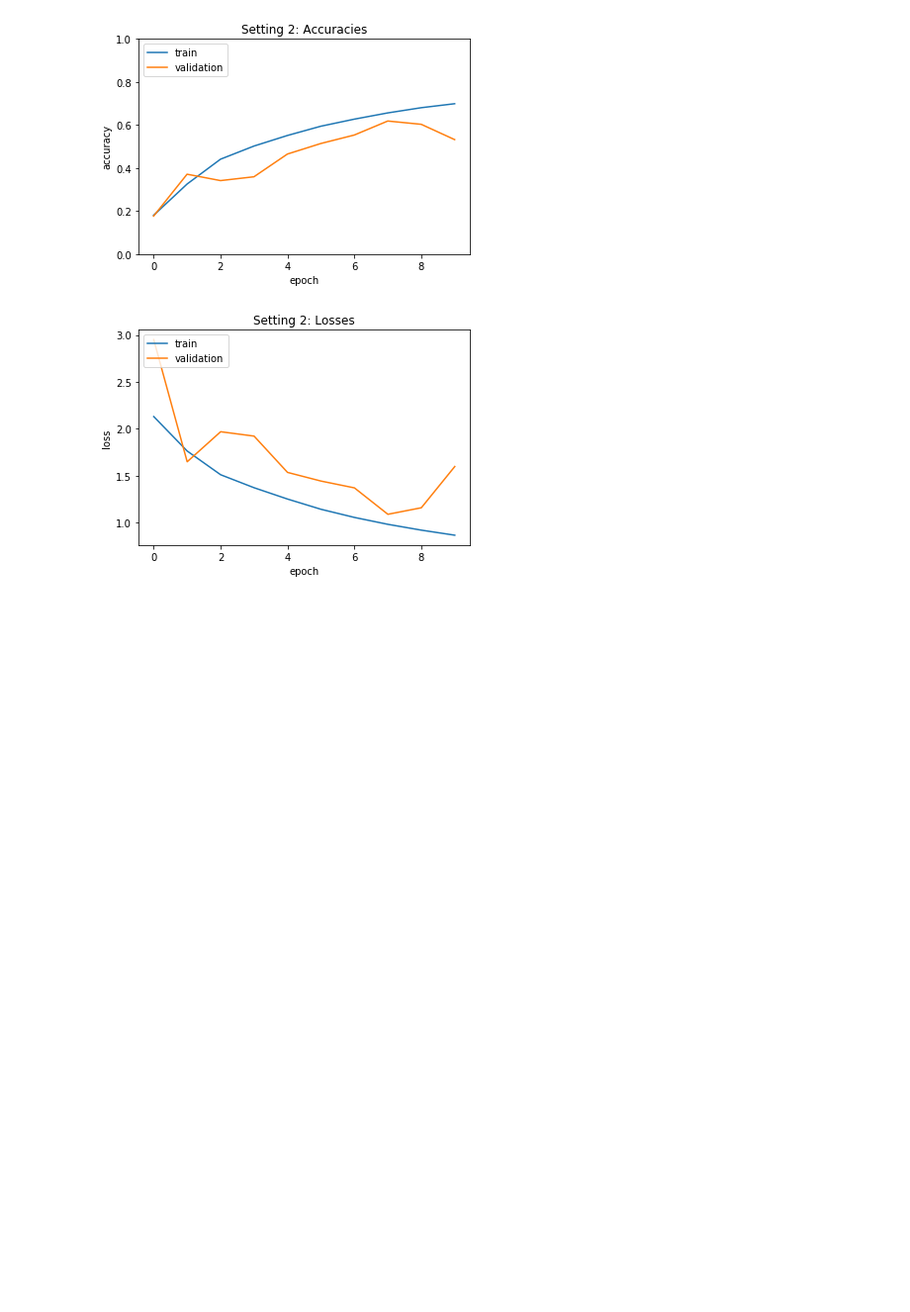
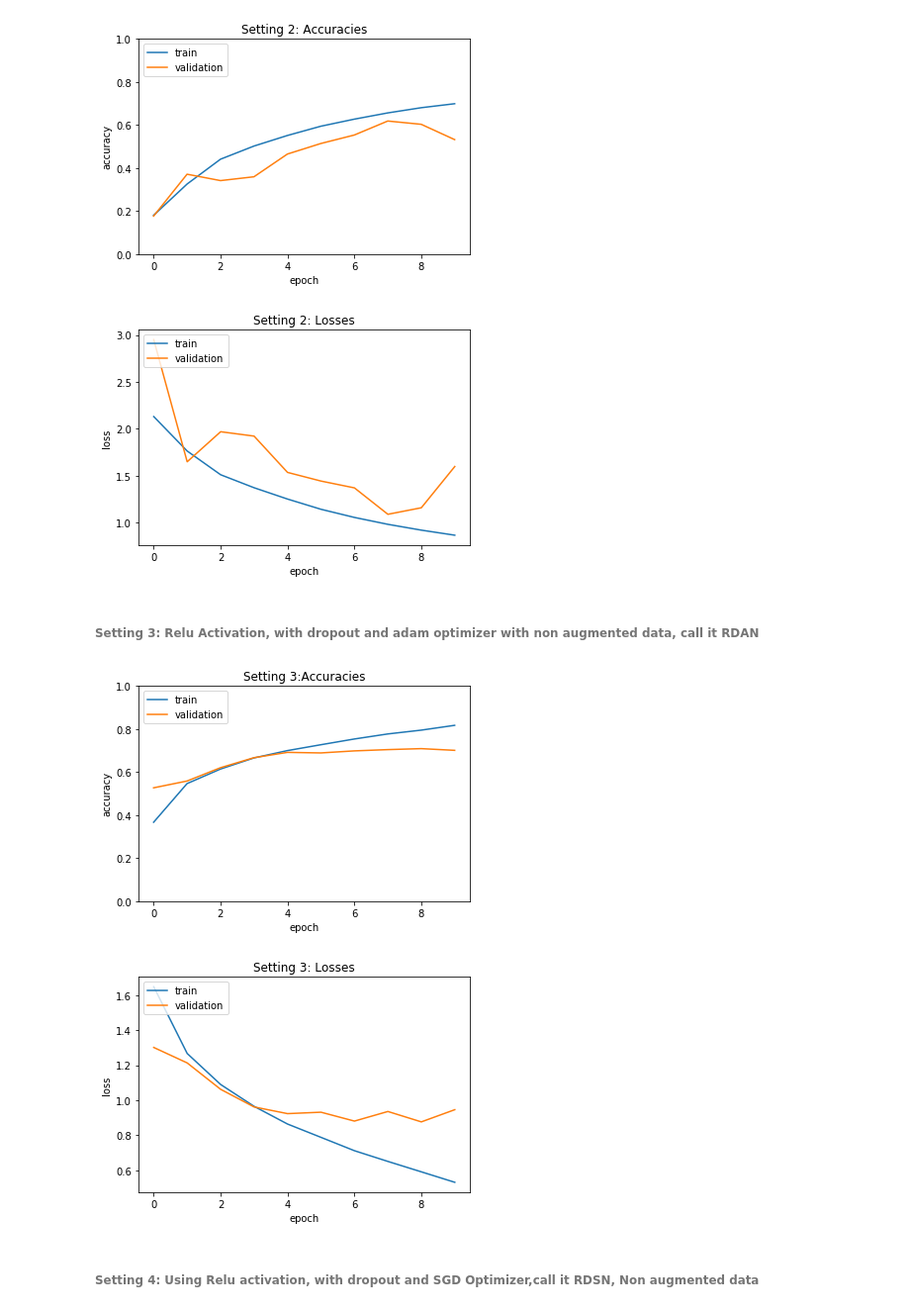
Before and after one commit to SurenderHarsha/DeepLearning1, a Jupyter notebook: AlexNetExperiments.ipynb, the cells around one changed output. Shown at 99% size. Cells and saved outputs as stored; diff of their text form; code cells hidden in the pictures; blank space fills up the shorter version.

Commit message:
updated with 4 settings

```diff
--- a/AlexNetExperiments.ipynb
+++ b/AlexNetExperiments.ipynb
@@ -25,7 +25,7 @@ train_data = datasets.CIFAR10(root = 'data',
 
 means = train_data.data.mean(axis = (0,1,2)) / 255
 stds = train_data.data.std(axis = (0,1,2)) / 255
-
+'''
 train_transforms = transforms.Compose([
                            transforms.RandomHorizontalFlip(),
                            transforms.RandomRotation(10),
@@ -36,8 +36,25 @@ train_transforms = transforms.Compose([
                        ])
 
 test_transforms = transforms.Compose([
+                           transforms.RandomHorizontalFlip(),
+                           transforms.RandomRotation(10),
+                           transforms.RandomCrop(32, padding = 3),
                            transforms.ToTensor(),
                            transforms.Normalize(mean = means,
                                                 std = stds)
                        ])
+
+'''
+
+train_transforms = transforms.Compose([
+                           transforms.ToTensor(),
+                           transforms.Normalize(mean = means,
+                                                std = stds)
+                       ])
+
+test_transforms = transforms.Compose([
+                           transforms.ToTensor(),
+                           transforms.Normalize(mean = means,
+                                                std = stds)
+                       ])
 # %% [output]
@@ -374,3 +390,33 @@ plt.show()
 # %% [output]
 [figure]
 [figure]
+# %% [markdown]
+###### Setting 3: Relu Activation, with dropout and adam optimizer with non augmented data, call it RDAN
+# %%
+RDAN_tl = training_losses
+RDAN_vl = validation_losses
+RDAN_ta = training_accuracies
+RDAN_va = validation_accuracies
+# %%
+plt.ylim(0, 1)
+plt.plot(RDAN_ta)
+plt.plot(RDAN_va)
+plt.title('Setting 3:Accuracies')
+plt.ylabel('accuracy')
+plt.xlabel('epoch')
+plt.legend(['train', 'validation'], loc='upper left')
+plt.show()
+
+
+plt.plot(RDAN_tl)
+plt.plot(RDAN_vl)
+plt.title('Setting 3: Losses')
+plt.ylabel('loss')
+plt.xlabel('epoch')
+plt.legend(['train', 'validation'], loc='upper left')
+plt.show()
+# %% [output]
+[figure, added]
+[figure, added]
+# %% [markdown]
+###### Setting 4: Using Relu activation, with dropout and SGD Optimizer,call it RDSN, Non augmented data
```
Also changed, not shown: parts of 10 cells of this notebook.
